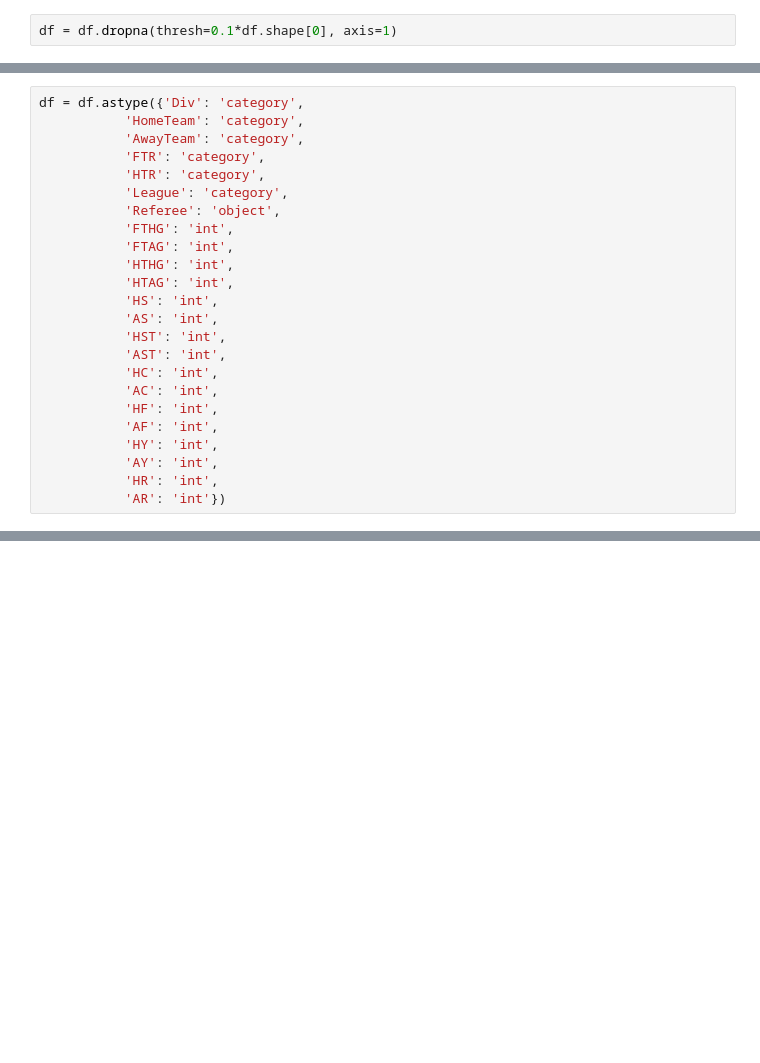
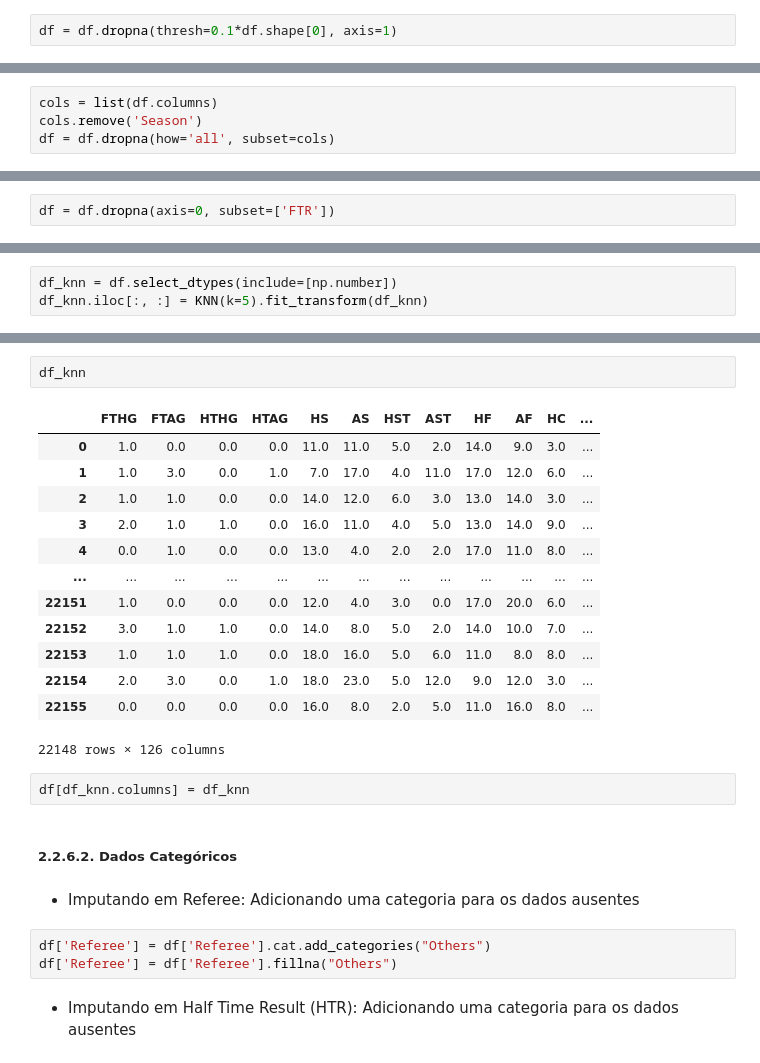
Before and after one commit to matheusalb/Veva365, a Jupyter notebook: Projeto 1.ipynb, the cells around one changed output, grey strips where cells are left out. Drawn from its saved outputs; the diff is of its cells as text; blank space fills up the shorter version.

```diff
--- a/Projeto 1.ipynb
+++ b/Projeto 1.ipynb
@@ -119,0 +255,4 @@ df = df.dropna(thresh=0.1*df.shape[0], axis=1)
+# %%
+cols = list(df.columns)
+cols.remove('Season')
+df = df.dropna(how='all', subset=cols)
@@ -119,0 +265,2 @@ df = df.dropna(thresh=0.1*df.shape[0], axis=1)
+# %%
+df = df.dropna(axis=0, subset=['FTR'])
@@ -144,24 +294,0 @@ dtype: object
-# %%
-df = df.astype({'Div': 'category',
-           'HomeTeam': 'category',
-           'AwayTeam': 'category',
-           'FTR': 'category',
-           'HTR': 'category',
-           'League': 'category',
-           'Referee': 'object',
-           'FTHG': 'int',
-           'FTAG': 'int',
-           'HTHG': 'int',
-           'HTAG': 'int',
-           'HS': 'int',
-           'AS': 'int',
-           'HST': 'int',
-           'AST': 'int',
-           'HC': 'int',
-           'AC': 'int',
-           'HF': 'int',
-           'AF': 'int',
-           'HY': 'int',
-           'AY': 'int',
-           'HR': 'int',
-           'AR': 'int'})
@@ -169,0 +299,3 @@ IntCastingNaNError: Cannot convert non-finite values (NA or inf) to integer
+# %%
+df_knn = df.select_dtypes(include=[np.number])
+df_knn.iloc[:, :] = KNN(k=5).fit_transform(df_knn)
@@ -169,0 +320,27 @@ IntCastingNaNError: Cannot convert non-finite values (NA or inf) to integer
+# %%
+df_knn
+# %% [output]
+|  | FTHG | FTAG | HTHG | HTAG | HS | AS | HST | AST | HF | AF | HC | ... |
+| 0 | 1.0 | 0.0 | 0.0 | 0.0 | 11.0 | 11.0 | 5.0 | 2.0 | 14.0 | 9.0 | 3.0 | ... |
+| 1 | 1.0 | 3.0 | 0.0 | 1.0 | 7.0 | 17.0 | 4.0 | 11.0 | 17.0 | 12.0 | 6.0 | ... |
+| 2 | 1.0 | 1.0 | 0.0 | 0.0 | 14.0 | 12.0 | 6.0 | 3.0 | 13.0 | 14.0 | 3.0 | ... |
+| 3 | 2.0 | 1.0 | 1.0 | 0.0 | 16.0 | 11.0 | 4.0 | 5.0 | 13.0 | 14.0 | 9.0 | ... |
+| 4 | 0.0 | 1.0 | 0.0 | 0.0 | 13.0 | 4.0 | 2.0 | 2.0 | 17.0 | 11.0 | 8.0 | ... |
+| ... | ... | ... | ... | ... | ... | ... | ... | ... | ... | ... | ... | ... |
+| 22151 | 1.0 | 0.0 | 0.0 | 0.0 | 12.0 | 4.0 | 3.0 | 0.0 | 17.0 | 20.0 | 6.0 | ... |
+| 22152 | 3.0 | 1.0 | 1.0 | 0.0 | 14.0 | 8.0 | 5.0 | 2.0 | 14.0 | 10.0 | 7.0 | ... |
+| 22153 | 1.0 | 1.0 | 1.0 | 0.0 | 18.0 | 16.0 | 5.0 | 6.0 | 11.0 | 8.0 | 8.0 | ... |
+| 22154 | 2.0 | 3.0 | 0.0 | 1.0 | 18.0 | 23.0 | 5.0 | 12.0 | 9.0 | 12.0 | 3.0 | ... |
+| 22155 | 0.0 | 0.0 | 0.0 | 0.0 | 16.0 | 8.0 | 2.0 | 5.0 | 11.0 | 16.0 | 8.0 | ... |
+22148 rows × 126 columns
+# %%
+df[df_knn.columns] = df_knn
+# %% [markdown]
+##### 2.2.6.2. Dados Categóricos
+# %% [markdown]
+* Imputando em Referee: Adicionando uma categoria para os dados ausentes
+# %%
+df['Referee'] = df['Referee'].cat.add_categories("Others")
+df['Referee'] = df['Referee'].fillna("Others")
+# %% [markdown]
+* Imputando em Half Time Result (HTR): Adicionando uma categoria para os dados ausentes
```
Also changed, not shown: parts of 56 cells of this notebook.
